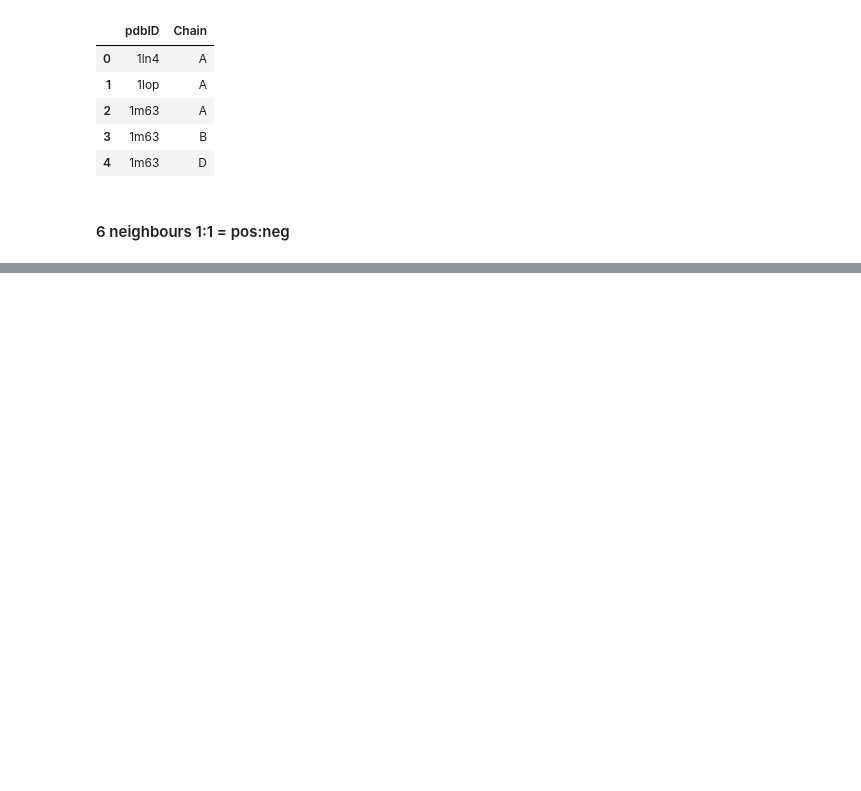
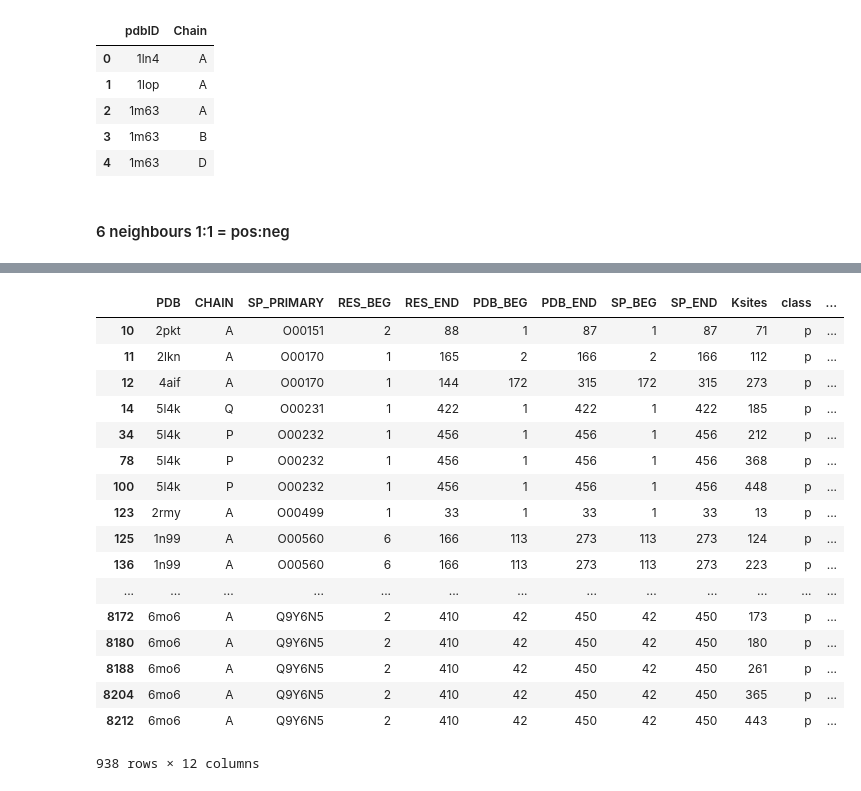
Before and after one commit to lyjspx/Protein_binding_site, a Jupyter notebook: Protein_motif_analysis/Post_Translation_Modification_modeling_by_seq.ipynb, the cells around one changed output, grey strips where cells are left out. Drawn from its saved outputs; the diff is of its cells as text; code cells hidden in the pictures; blank space fills up the shorter version.

```diff
--- a/Protein_motif_analysis/Post_Translation_Modification_modeling_by_seq.ipynb
+++ b/Protein_motif_analysis/Post_Translation_Modification_modeling_by_seq.ipynb
@@ -472,0 +299,2 @@ len(final_y_label)
+# %%
+samples_in_paper = pd.read_csv("/home/yuan/Documents/pdb_chain_ksites_huamn_pos_neg_in_paper.csv",header=0)
@@ -472,0 +330,23 @@ len(final_y_label)
+# %%
+first_entry = samples_in_paper.groupby(by=["SP_PRIMARY","k_site_uniprot","class"]).head(1)
+# %%
+first_entry[first_entry["class"]=="p"]
+# %% [output]
+|  | PDB | CHAIN | SP_PRIMARY | RES_BEG | RES_END | PDB_BEG | PDB_END | SP_BEG | SP_END | Ksites | class | ... |
+| 10 | 2pkt | A | O00151 | 2 | 88 | 1 | 87 | 1 | 87 | 71 | p | ... |
+| 11 | 2lkn | A | O00170 | 1 | 165 | 2 | 166 | 2 | 166 | 112 | p | ... |
+| 12 | 4aif | A | O00170 | 1 | 144 | 172 | 315 | 172 | 315 | 273 | p | ... |
+| 14 | 5l4k | Q | O00231 | 1 | 422 | 1 | 422 | 1 | 422 | 185 | p | ... |
+| 34 | 5l4k | P | O00232 | 1 | 456 | 1 | 456 | 1 | 456 | 212 | p | ... |
+| 78 | 5l4k | P | O00232 | 1 | 456 | 1 | 456 | 1 | 456 | 368 | p | ... |
+| 100 | 5l4k | P | O00232 | 1 | 456 | 1 | 456 | 1 | 456 | 448 | p | ... |
+| 123 | 2rmy | A | O00499 | 1 | 33 | 1 | 33 | 1 | 33 | 13 | p | ... |
+| 125 | 1n99 | A | O00560 | 6 | 166 | 113 | 273 | 113 | 273 | 124 | p | ... |
+| 136 | 1n99 | A | O00560 | 6 | 166 | 113 | 273 | 113 | 273 | 223 | p | ... |
+| ... | ... | ... | ... | ... | ... | ... | ... | ... | ... | ... | ... | ... |
+| 8172 | 6mo6 | A | Q9Y6N5 | 2 | 410 | 42 | 450 | 42 | 450 | 173 | p | ... |
+| 8180 | 6mo6 | A | Q9Y6N5 | 2 | 410 | 42 | 450 | 42 | 450 | 180 | p | ... |
+| 8188 | 6mo6 | A | Q9Y6N5 | 2 | 410 | 42 | 450 | 42 | 450 | 261 | p | ... |
+| 8204 | 6mo6 | A | Q9Y6N5 | 2 | 410 | 42 | 450 | 42 | 450 | 365 | p | ... |
+| 8212 | 6mo6 | A | Q9Y6N5 | 2 | 410 | 42 | 450 | 42 | 450 | 443 | p | ... |
+938 rows × 12 columns
```
Also changed, not shown: parts of 29 cells of this notebook, 3 other files.
